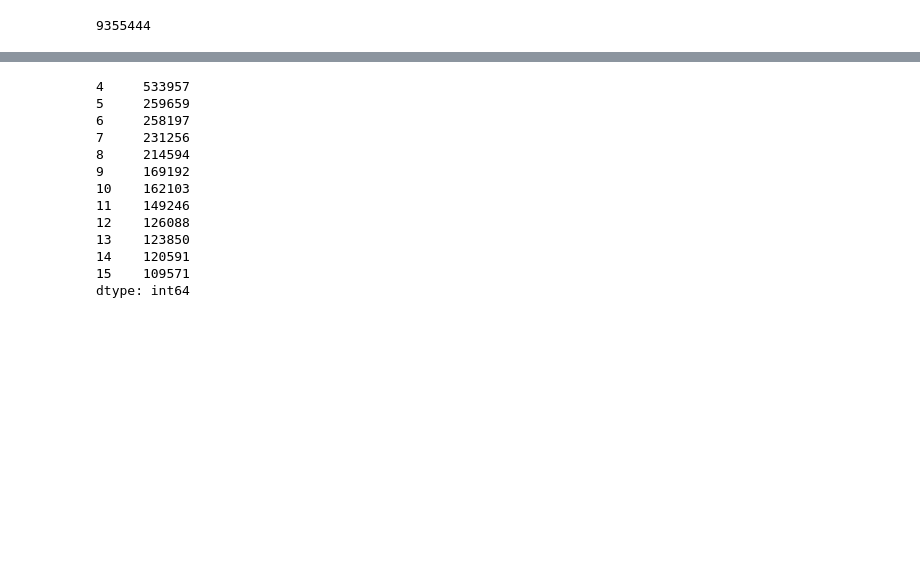
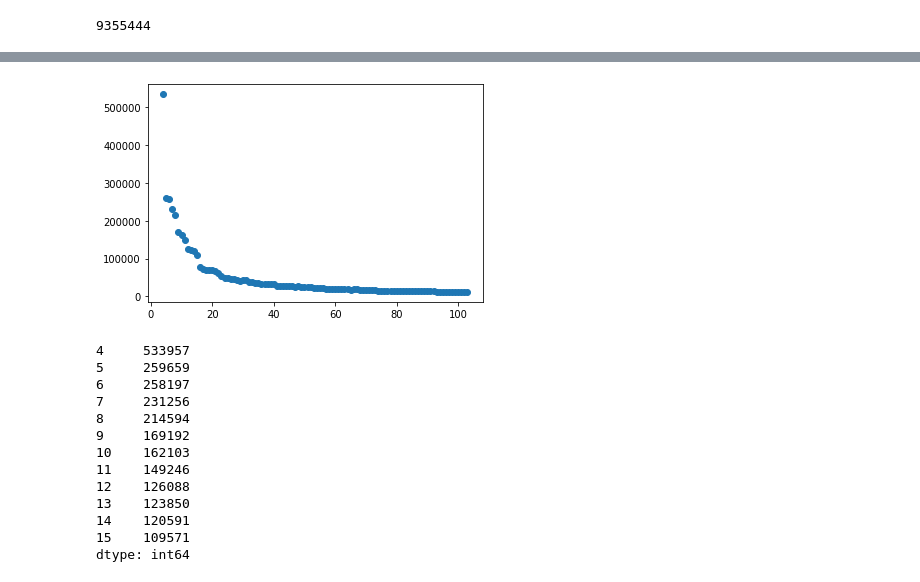
Before and after one commit to NormanHung/IMDB-Sentiment, a Jupyter notebook: SentimentAnalysis.ipynb, the cells around one changed output, grey strips where cells are left out. Saved outputs shown, nothing was run; the diff lists cells and outputs as text; code cells hidden in the pictures; blank space fills up the shorter version.

```diff
--- a/SentimentAnalysis.ipynb
+++ b/SentimentAnalysis.ipynb
@@ -148,3 +157,8 @@ print(UniqueWordCounts.sum())
+# %%
+plt.scatter(UniqueWordCounts.index[:100], UniqueWordCounts[:100])
+plt.show()
+# %% [output]
+[figure, added]
 # %%
 # Counts of word that occur more than 1% in the entire dataset
 import pandas as pd
```
Also changed, not shown: parts of 90 cells of this notebook.
